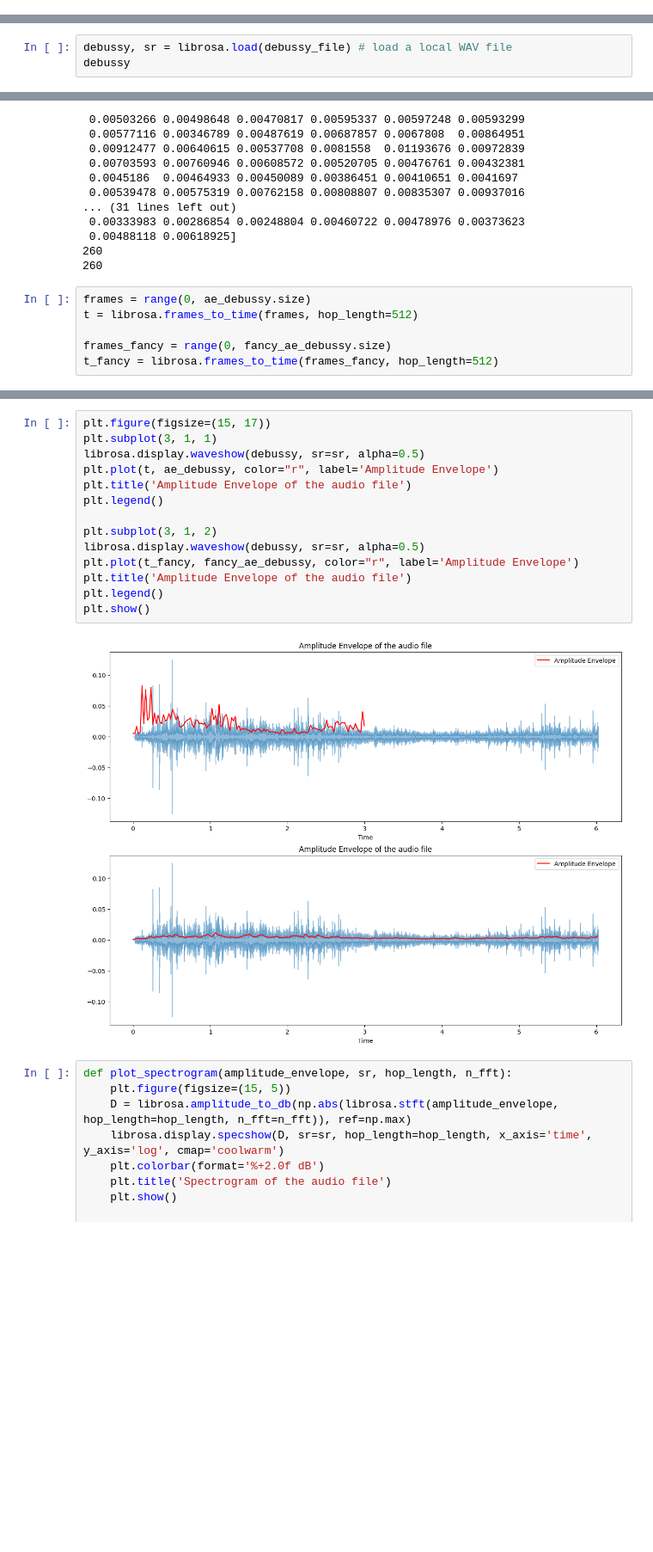
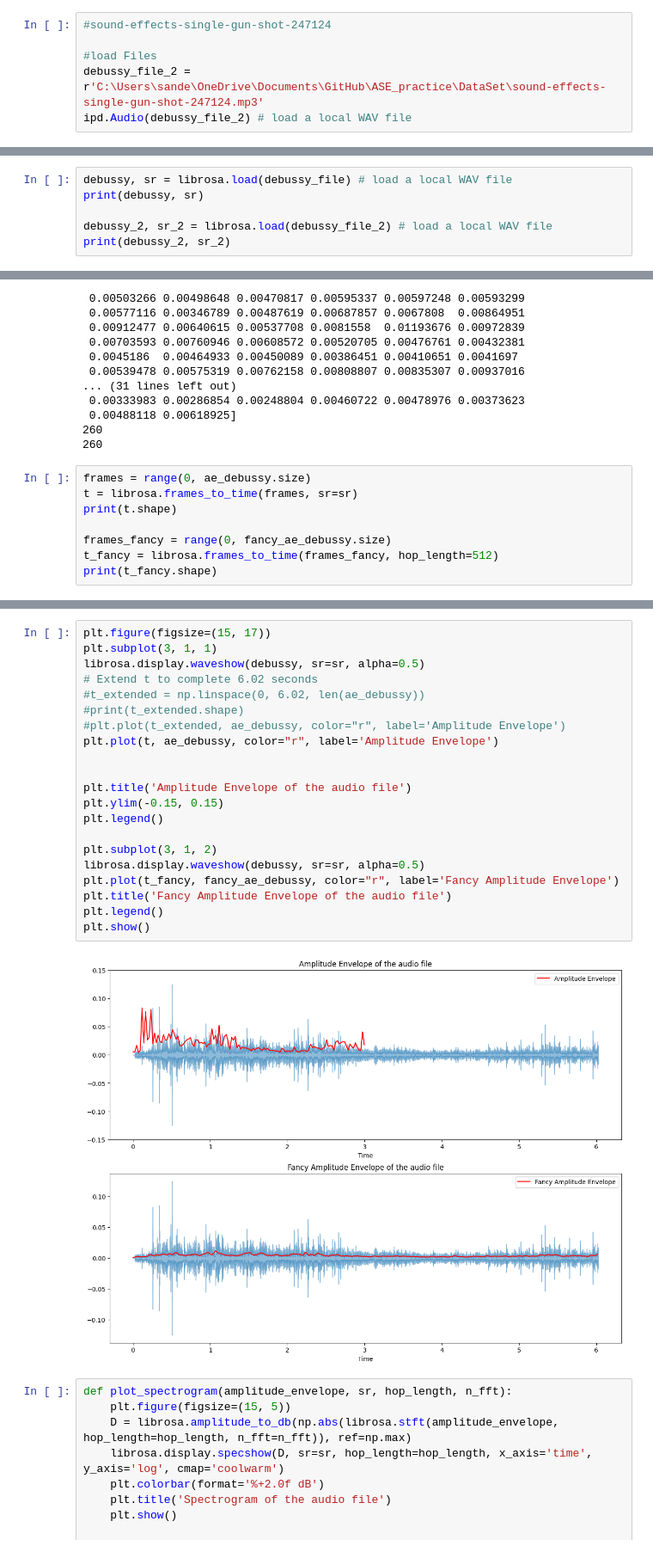
Before and after one commit to Sandeepkumaramgothu/ASE_practice, a Jupyter notebook: Extract_Amplitude.ipynb, the cells around one changed output, grey strips where cells are left out. Shown at 86% size. Saved outputs shown, nothing was run; the diff lists cells and outputs as text; blank space fills up the shorter version.

```diff
--- a/Extract_Amplitude.ipynb
+++ b/Extract_Amplitude.ipynb
@@ -21,3 +21,9 @@ debussy_file = r'C:\Users\sande\OneDrive\Documents\GitHub\ASE_practice\DataSet\s
 ipd.Audio(debussy_file) # load a local WAV file
 # %% [output]
 [interactive output not drawn]
+# %%
+#sound-effects-single-gun-shot-247124
+
+#load Files
+debussy_file_2 = r'C:\Users\sande\OneDrive\Documents\GitHub\ASE_practice\DataSet\sound-effects-single-gun-shot-247124.mp3'
+ipd.Audio(debussy_file_2) # load a local WAV file
@@ -24,4 +32,7 @@ ipd.Audio(debussy_file) # load a local WAV file
 # %%
 debussy, sr = librosa.load(debussy_file) # load a local WAV file
-debussy
+print(debussy, sr)
+
+debussy_2, sr_2 = librosa.load(debussy_file_2) # load a local WAV file
+print(debussy_2, sr_2)
 # %% [output]
@@ -140,7 +201,9 @@ print(fancy_ae_debussy.size)
 260
 # %%
 frames = range(0, ae_debussy.size)
-t = librosa.frames_to_time(frames, hop_length=512)
+t = librosa.frames_to_time(frames, sr=sr)
+print(t.shape)
 
 frames_fancy = range(0, fancy_ae_debussy.size)
 t_fancy = librosa.frames_to_time(frames_fancy, hop_length=512)
+print(t_fancy.shape)
@@ -147,19 +213,26 @@ t_fancy = librosa.frames_to_time(frames_fancy, hop_length=512)
 # %%
 plt.figure(figsize=(15, 17))
 plt.subplot(3, 1, 1)
 librosa.display.waveshow(debussy, sr=sr, alpha=0.5)
+# Extend t to complete 6.02 seconds
+#t_extended = np.linspace(0, 6.02, len(ae_debussy))
+#print(t_extended.shape)
+#plt.plot(t_extended, ae_debussy, color="r", label='Amplitude Envelope')
 plt.plot(t, ae_debussy, color="r", label='Amplitude Envelope')
+
+
 plt.title('Amplitude Envelope of the audio file')
+plt.ylim(-0.15, 0.15)
 plt.legend()
 
 plt.subplot(3, 1, 2)
 librosa.display.waveshow(debussy, sr=sr, alpha=0.5)
-plt.plot(t_fancy, fancy_ae_debussy, color="r", label='Amplitude Envelope')
-plt.title('Amplitude Envelope of the audio file')
+plt.plot(t_fancy, fancy_ae_debussy, color="r", label='Fancy Amplitude Envelope')
+plt.title('Fancy Amplitude Envelope of the audio file')
 plt.legend()
 plt.show()
 # %% [output]
-[figure, old version]
+[figure, new version]
 # %%
 def plot_spectrogram(amplitude_envelope, sr, hop_length, n_fft):
     plt.figure(figsize=(15, 5))
```
Also changed, not shown: parts of 9 cells of this notebook, 2 other files.
